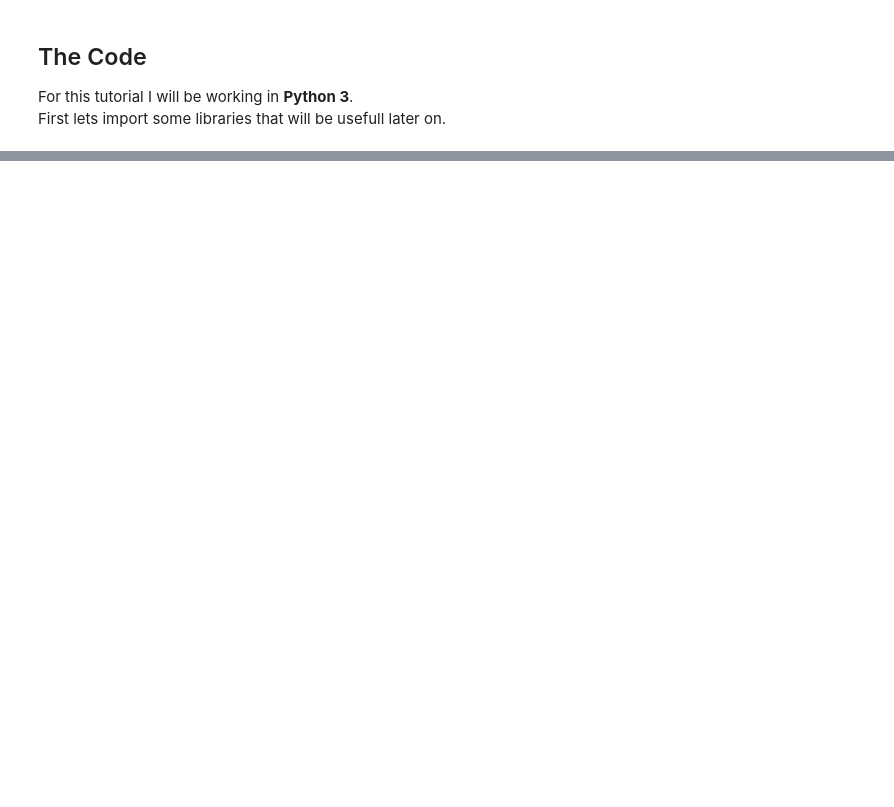
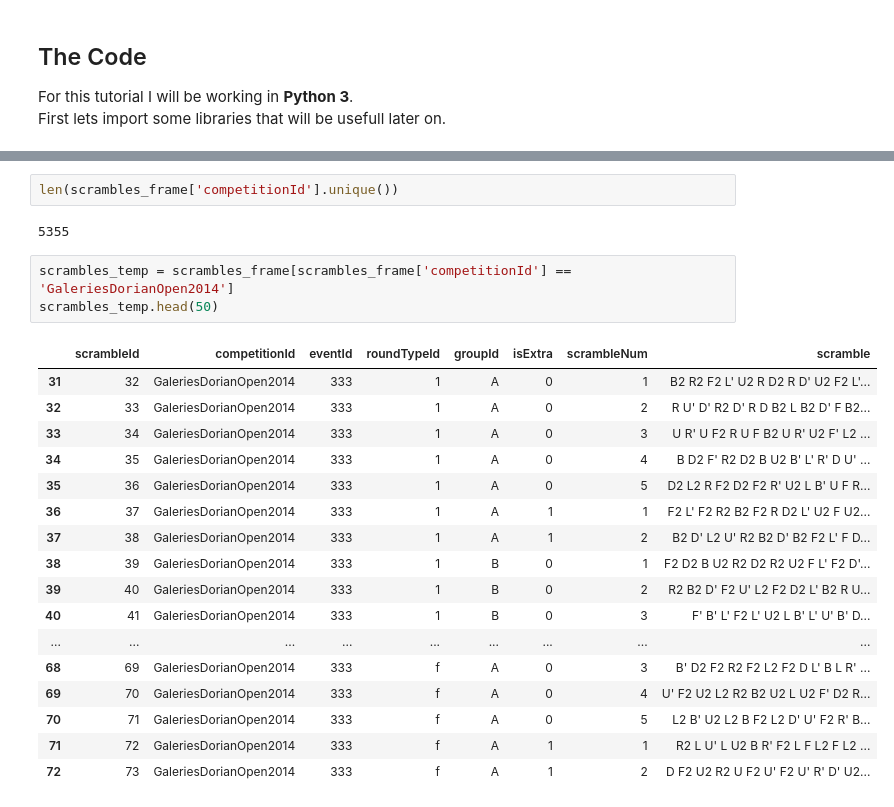
Before and after one commit to Camelot314/rubiks_analysis, a Jupyter notebook: rubicks_cubes.ipynb, the cells around one changed output, grey strips where cells are left out. Cells and saved outputs as stored; diff of their text form; blank space fills up the shorter version.

```diff
--- a/rubicks_cubes.ipynb
+++ b/rubicks_cubes.ipynb
@@ -126,0 +220,25 @@ conn.close()
+# %%
+len(scrambles_frame['competitionId'].unique())
+# %% [output]
+5355
+# %%
+scrambles_temp = scrambles_frame[scrambles_frame['competitionId'] == 'GaleriesDorianOpen2014']
+scrambles_temp.head(50)
+# %% [output]
+|  | scrambleId | competitionId | eventId | roundTypeId | groupId | isExtra | scrambleNum | scramble |
+| 31 | 32 | GaleriesDorianOpen2014 | 333 | 1 | A | 0 | 1 | B2 R2 F2 L' U2 R D2 R D' U2 F2 L'... |
+| 32 | 33 | GaleriesDorianOpen2014 | 333 | 1 | A | 0 | 2 | R U' D' R2 D' R D B2 L B2 D' F B2... |
+| 33 | 34 | GaleriesDorianOpen2014 | 333 | 1 | A | 0 | 3 | U R' U F2 R U F B2 U R' U2 F' L2 ... |
+| 34 | 35 | GaleriesDorianOpen2014 | 333 | 1 | A | 0 | 4 | B D2 F' R2 D2 B U2 B' L' R' D U' ... |
+| 35 | 36 | GaleriesDorianOpen2014 | 333 | 1 | A | 0 | 5 | D2 L2 R F2 D2 F2 R' U2 L B' U F R... |
+| 36 | 37 | GaleriesDorianOpen2014 | 333 | 1 | A | 1 | 1 | F2 L' F2 R2 B2 F2 R D2 L' U2 F U2... |
+| 37 | 38 | GaleriesDorianOpen2014 | 333 | 1 | A | 1 | 2 | B2 D' L2 U' R2 B2 D' B2 F2 L' F D... |
+| 38 | 39 | GaleriesDorianOpen2014 | 333 | 1 | B | 0 | 1 | F2 D2 B U2 R2 D2 R2 U2 F L' F2 D'... |
+| 39 | 40 | GaleriesDorianOpen2014 | 333 | 1 | B | 0 | 2 | R2 B2 D' F2 U' L2 F2 D2 L' B2 R U... |
+| 40 | 41 | GaleriesDorianOpen2014 | 333 | 1 | B | 0 | 3 | F' B' L' F2 L' U2 L B' L' U' B' D... |
+| ... | ... | ... | ... | ... | ... | ... | ... | ... |
+| 68 | 69 | GaleriesDorianOpen2014 | 333 | f | A | 0 | 3 | B' D2 F2 R2 F2 L2 F2 D L' B L R' ... |
+| 69 | 70 | GaleriesDorianOpen2014 | 333 | f | A | 0 | 4 | U' F2 U2 L2 R2 B2 U2 L U2 F' D2 R... |
+| 70 | 71 | GaleriesDorianOpen2014 | 333 | f | A | 0 | 5 | L2 B' U2 L2 B F2 L2 D' U' F2 R' B... |
+| 71 | 72 | GaleriesDorianOpen2014 | 333 | f | A | 1 | 1 | R2 L U' L U2 B R' F2 L F L2 F L2 ... |
+| 72 | 73 | GaleriesDorianOpen2014 | 333 | f | A | 1 | 2 | D F2 U2 R2 U F2 U' F2 U' R' D' U2... |
```
Also changed, not shown: parts of 21 cells of this notebook.
